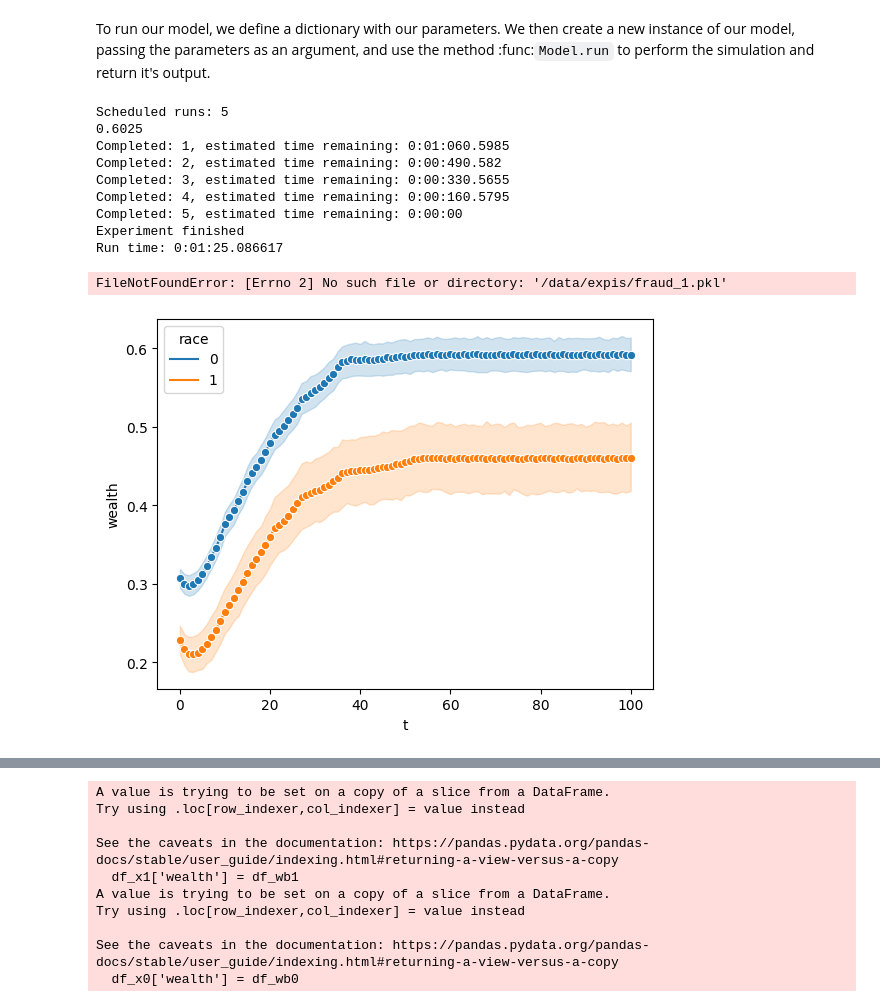
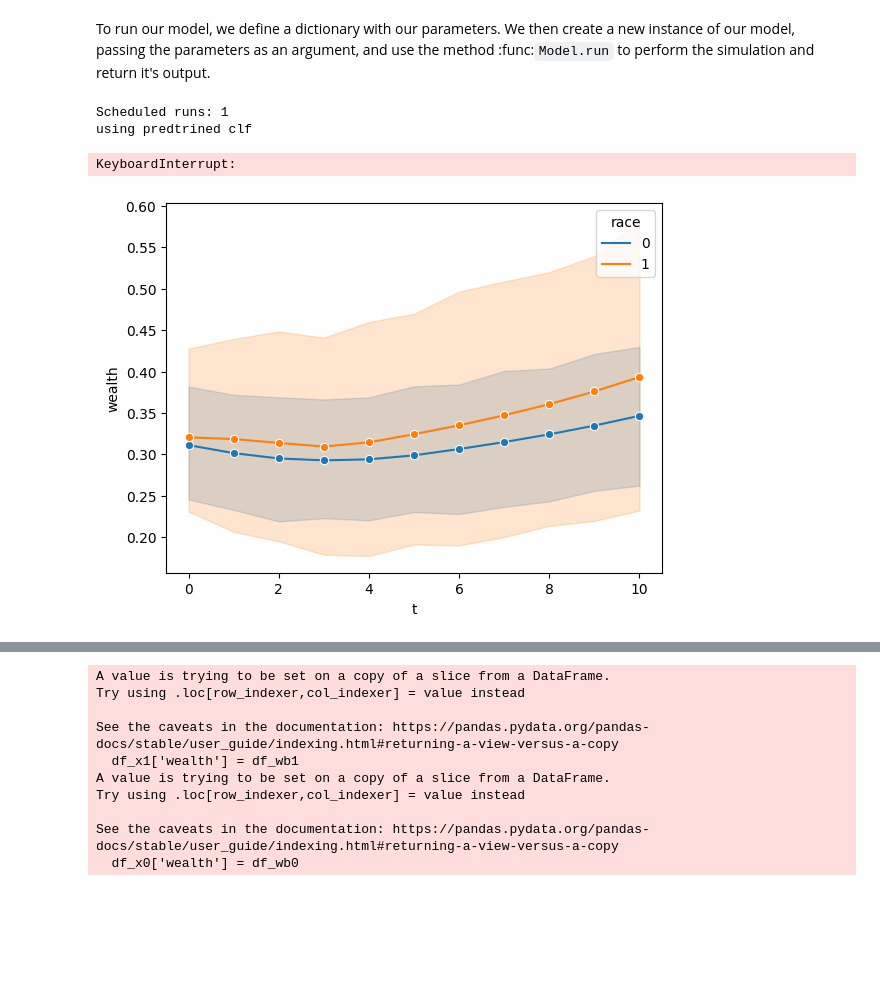
Before and after one commit to Le-Ty/abm_dm_impact, a Jupyter notebook: basic/notebooks/delta_function_appeal.ipynb, the cells around one changed output, grey strips where cells are left out. Drawn from its saved outputs; the diff is of its cells as text; code cells hidden in the pictures; blank space fills up the shorter version.

```diff
--- a/basic/notebooks/delta_function_appeal.ipynb
+++ b/basic/notebooks/delta_function_appeal.ipynb
@@ -41,7 +41,7 @@ and use the method :func:`Model.run` to perform the simulation and return it's o
 # %%
 parameters = {
     'my_parameter':42,
-    'agents':500,
+    'agents':200,
     'steps':100,
     'wealth_appeal_corr': 0, # >0 more wealth higher appeal chance
     'acc': 0.8, # accuracy of fraud prdediction
@@ -54,35 +54,21 @@ parameters = {
 
 }
 
-sample = ap.Sample(parameters, n=2)
+sample = ap.Sample(parameters, n=1)
 # model_baseline = VirusModel_baseline(parameters)
-exp = ap.Experiment(VirusModel_baseline, sample, iterations =5, record = True)
+exp = ap.Experiment(VirusModel_baseline, sample, iterations =1, record = True)
 results_baseline = exp.run()
 # %% [output]
-Scheduled runs: 5
-0.6025
-Completed: 1, estimated time remaining: 0:01:060.5985
-Completed: 2, estimated time remaining: 0:00:490.582
-Completed: 3, estimated time remaining: 0:00:330.5655
-Completed: 4, estimated time remaining: 0:00:160.5795
-Completed: 5, estimated time remaining: 0:00:00
-Experiment finished
-Run time: 0:01:25.086617
+Scheduled runs: 1
+using predtrined clf
+KeyboardInterrupt:
-# %%
-with open("/data/expis/fraud_1.pkl", "rb") as f:
-       results_baseline = pickle.load(f)
-# %% [output]
-FileNotFoundError: [Errno 2] No such file or directory: '/data/expis/fraud_1.pkl'
 # %%
-
-with open("data/expis/fraud_1.pkl", "wb") as f:
-        pickle.dump(results_baseline, f)
 
 df_baseline = results_baseline['variables']['Person']
 
 viz(df_baseline, df_baseline.index.get_level_values('t'), df_baseline['wealth'].astype(float), df_baseline['race'])
 # %% [output]
-[figure, old version]
+[figure, new version]
 # %%
 # # plot wealth against fraud and fraud prediction
 # df_baseline['fraud_pred']
```
Also changed, not shown: parts of 7 cells of this notebook, 9 other files.
